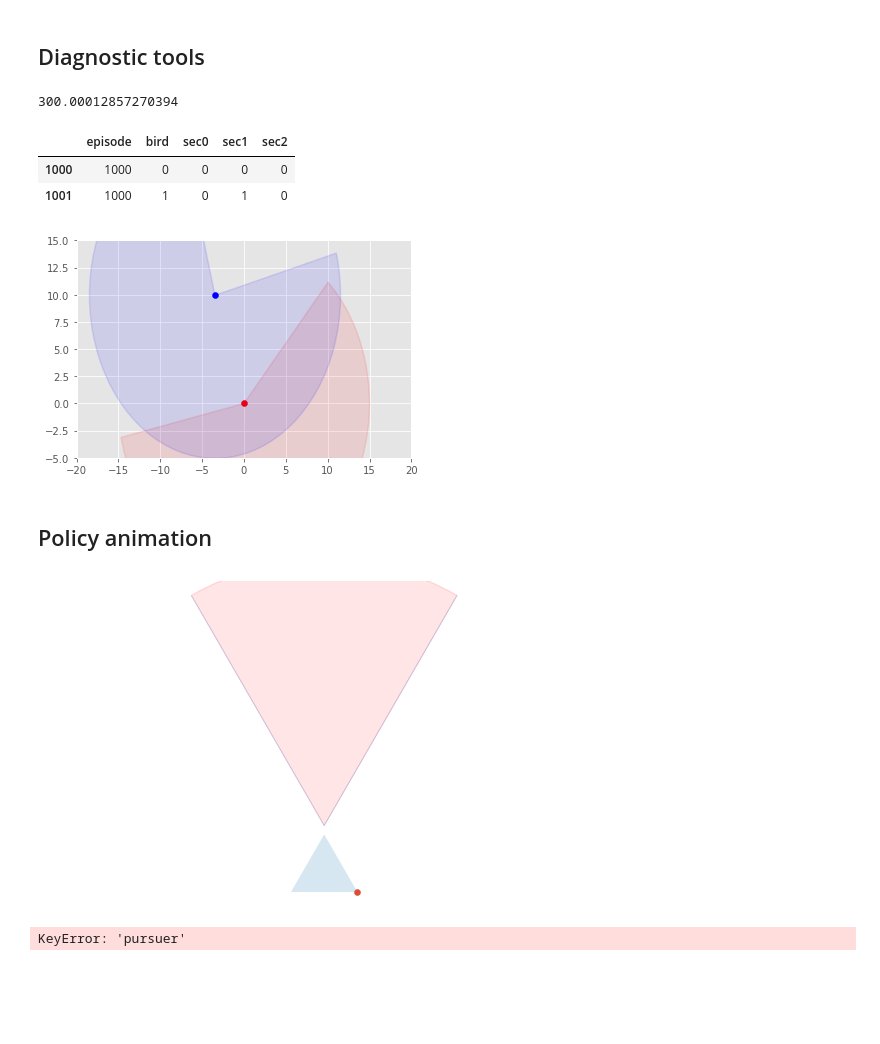
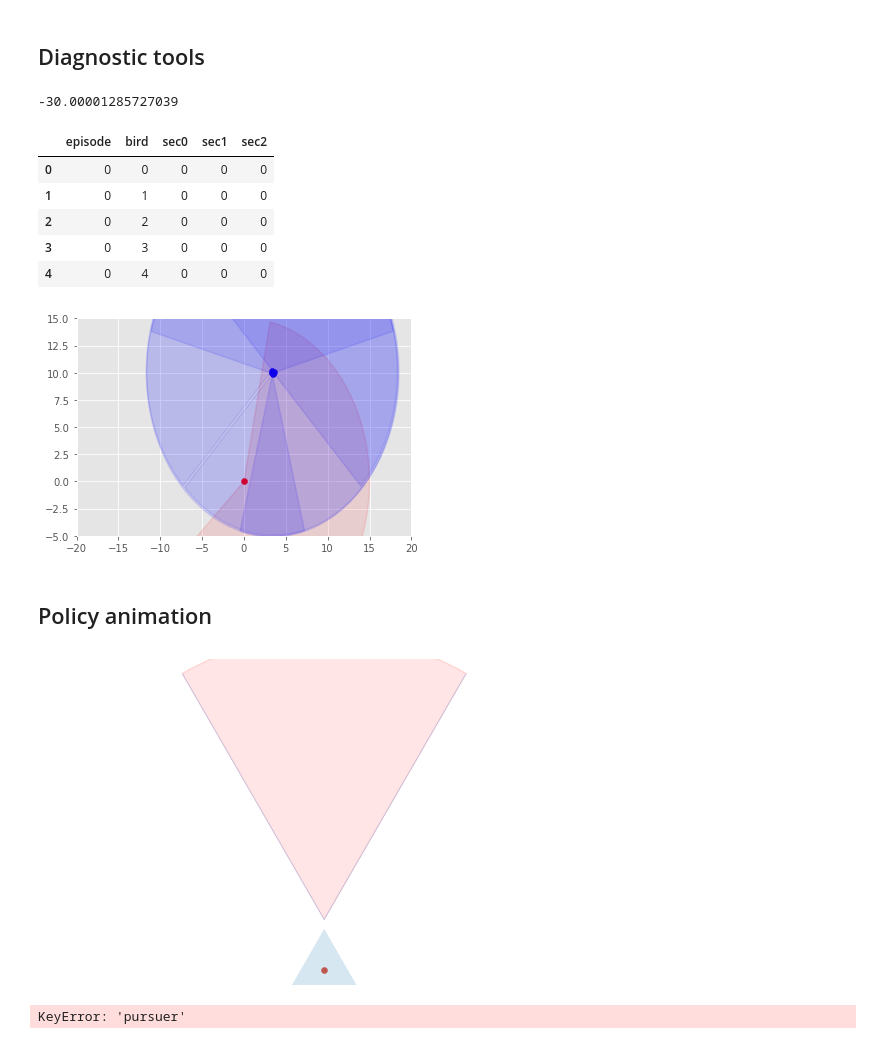
Before and after one commit to fbrand-new/reinforced-birds, a Jupyter notebook: AnimatePolicy.ipynb, the cells around one changed output. Saved outputs shown, nothing was run; the diff lists cells and outputs as text; code cells hidden in the pictures; blank space fills up the shorter version.

```diff
--- a/AnimatePolicy.ipynb
+++ b/AnimatePolicy.ipynb
@@ -59,0 +76,5 @@ df_val.loc[:, (df_val != df_val.iloc[0]).any()].plot(legend=False)
+# %%
+df = preprocessing(filename="data/value_policy.csv")
+df_val = extract_value(df,4)
+df_val.loc[:, (df_val != df_val.iloc[0]).any()].plot(legend=False)
+#This is more convergent for policies
@@ -70,39 +94,42 @@ def select_frame(ep,frame=0,birds_num=10):
     ax.scatter(df["x"+str(0)],df["y"+str(0)], color="red")
     print(df["alpha"+str(0)]*180/math.pi)
     wedge = mpatches.Wedge((df["x"+str(0)], df["y"+str(0)]), 15,
                            df["alpha"+str(0)]*180/math.pi - 6*18, df["alpha"+str(0)]*180/math.pi + 6*18,
                            alpha=0.1, lw=1.5, color="red")
     patches.append(wedge)
 
     for i in range(1,birds_num):
         ax.scatter(df["x"+str(i)],df["y"+str(i)], color="blue")
         wedge = mpatches.Wedge((df["x"+str(i)], df["y"+str(i)]), 15,
                            df["alpha"+str(i)]*180/math.pi - 135, df["alpha"+str(i)]*180/math.pi + 135,
                            alpha=0.1, lw=1.5, color="blue")
         patches.append(wedge)
 
 
     collection = PatchCollection(patches, match_original=True)
     ax.add_collection(collection)
     ax.set_xlim(-20,20)
     ax.set_ylim(-5,15)
 
     return ax
 
-ep = 1000
+ep = 0
 fr = 0
-bn = 2
+bn = 5
 select_frame(ep, frame=fr, birds_num=bn)
 
 df = pd.read_csv("data/observations.csv")
 df = df[df["episode"]==ep]
 df.iloc[fr*bn:(fr+1)*bn]
 # %% [output]
-300.00012857270394
+-30.00001285727039
 |  | episode | bird | sec0 | sec1 | sec2 |
-| 1000 | 1000 | 0 | 0 | 0 | 0 |
-| 1001 | 1000 | 1 | 0 | 1 | 0 |
+| 0 | 0 | 0 | 0 | 0 | 0 |
+| 1 | 0 | 1 | 0 | 0 | 0 |
+| 2 | 0 | 2 | 0 | 0 | 0 |
+| 3 | 0 | 3 | 0 | 0 | 0 |
+| 4 | 0 | 4 | 0 | 0 | 0 |
-[figure, old version]
+[figure, new version]
 # %% [markdown]
 ## Policy animation
 # %%
@@ -204,7 +231,7 @@ def plot_policy_ep(bird, obs, episode=-1, birds_num=2, sec_num=3, state_per_sect
 # %%
 plot_policy_ep(0, {"none":[0,2], "foe":[1], "brother":[], "both":[]}, birds_num=2, sec_num=3, state_per_sector=2)
 # %% [output]
-[figure, old version]
+[figure, new version]
 # %%
 def animate_policy(bird, obs, birds_num=2, sec_num=3, base=1):
     plt.style.use('ggplot')
```
Also changed, not shown: parts of 5 cells of this notebook, 40 other files.
